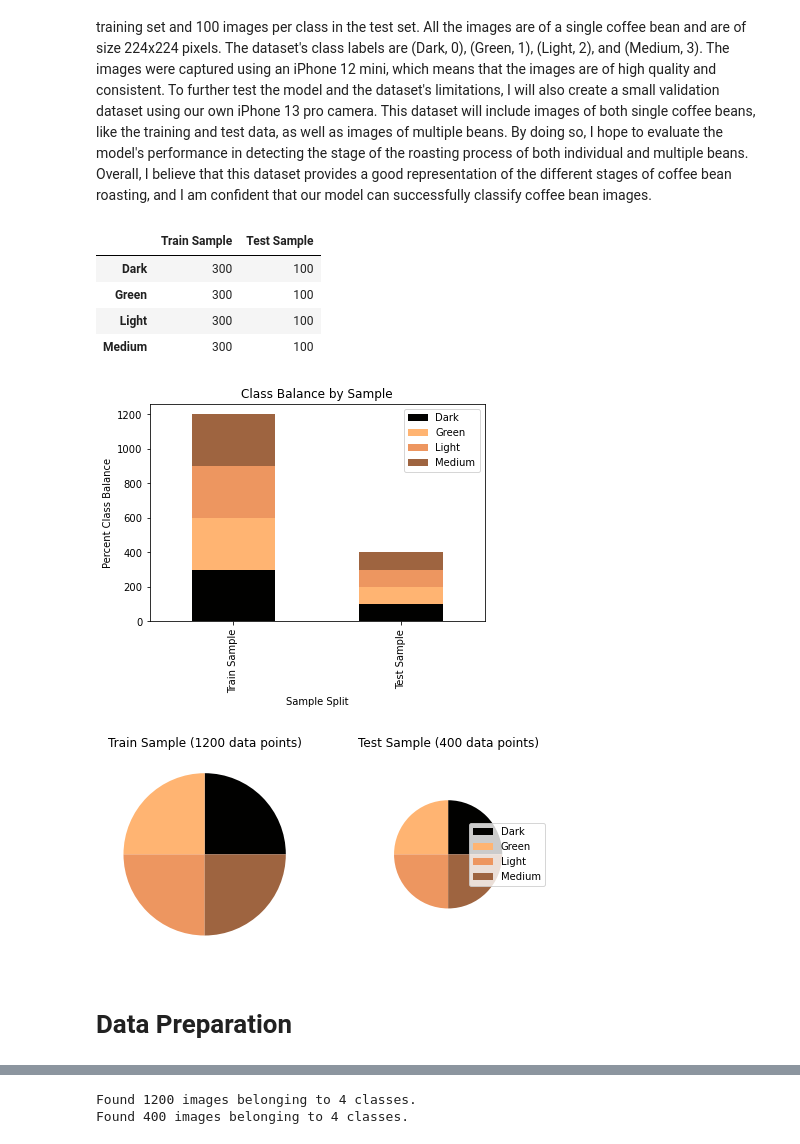
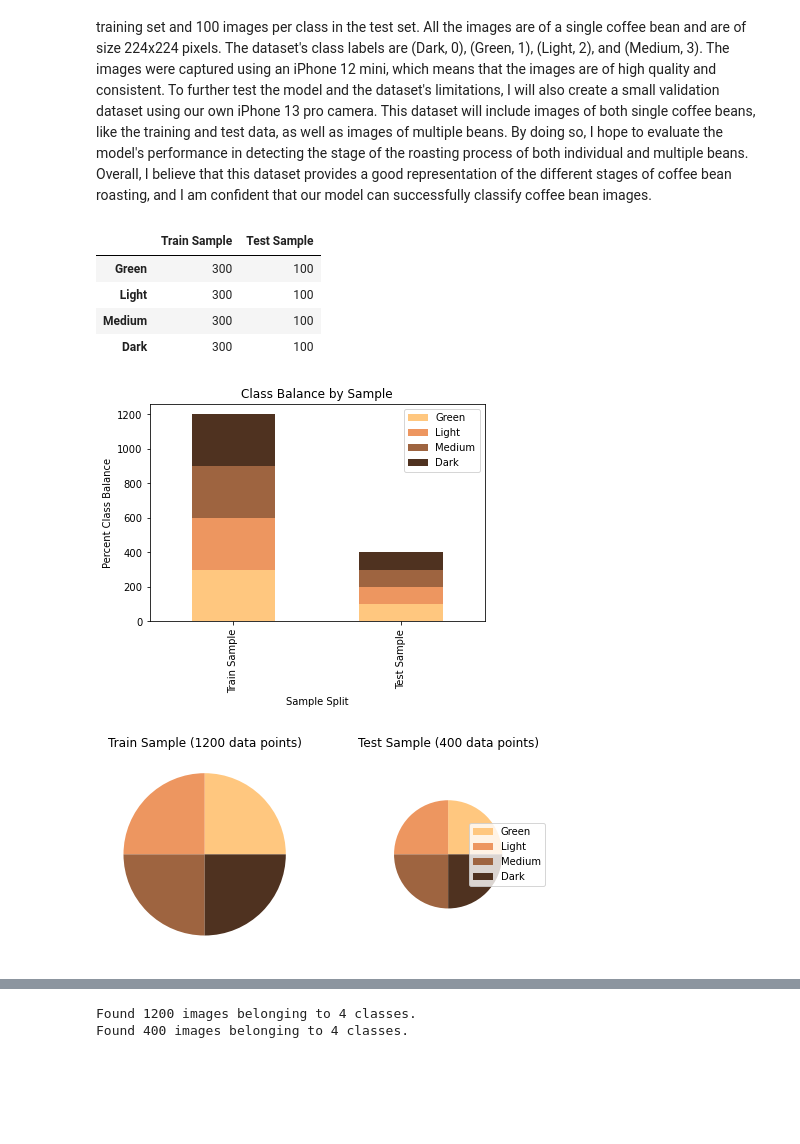
Before and after one commit to Zeth-Abney/Flatiron-school, a Jupyter notebook: phase-5/notebook.ipynb, the cells around one changed output, grey strips where cells are left out. Drawn from its saved outputs; the diff is of its cells as text; code cells hidden in the pictures; blank space fills up the shorter version.

```diff
--- a/phase-5/notebook.ipynb
+++ b/phase-5/notebook.ipynb
@@ -55,31 +60,32 @@ test_dir = "data/test/"
 # dictionary of volume of data per class per sample
 # len(os.listdir(train_dir+"Dark"))
 class_balance_dict = {
-    "Train Sample":[len(os.listdir(train_dir+"Dark")),
-                    len(os.listdir(train_dir+"Green")),
-                    len(os.listdir(train_dir+"Light")),
-                    len(os.listdir(train_dir+"Medium"))],
-    "Test Sample":[len(os.listdir(test_dir+"Dark")),
-                   len(os.listdir(test_dir+"Green")),
-                   len(os.listdir(test_dir+"Light")),
-                   len(os.listdir(test_dir+"Medium"))]
-}
+    "Train Sample":[len(os.listdir(train_dir+"A. Green")),
+                    len(os.listdir(train_dir+"B. Light")),
+                    len(os.listdir(train_dir+"C. Medium")),
+                    len(os.listdir(train_dir+"D. Dark"))],
+    "Test Sample":[len(os.listdir(test_dir+"A. Green")),
+                   len(os.listdir(test_dir+"B. Light")),
+                   len(os.listdir(test_dir+"C. Medium")),
+                   len(os.listdir(test_dir+"D. Dark"))]
+                    }
 
 # # class balance dictionary as a dataframe with row index representing class and column index representing sample
-class_balance_df = pd.DataFrame(class_balance_dict,index=['Dark','Green','Light','Medium'])
+class_balance_df = pd.DataFrame(class_balance_dict,index=['Green','Light','Medium','Dark'])
 class_balance_df
 # %% [output]
 |  | Train Sample | Test Sample |
-| Dark | 300 | 100 |
 | Green | 300 | 100 |
 | Light | 300 | 100 |
 | Medium | 300 | 100 |
+| Dark | 300 | 100 |
 # %%
 # Create colors
 cmap = plt.cm.copper
+color_indexes = [cmap(1.0), cmap(0.75), cmap(0.5), cmap(0.25)]
 
 # create stacked bar chart for students DataFrame
-class_balance_df.T.plot(kind='bar', stacked=True, color=[cmap(1), cmap(0.9), cmap(0.75), cmap(0.5)])
+class_balance_df.T.plot(kind='bar', stacked=True, color=color_indexes)
 
 # Add Title and Labels
 plt.title('Class Balance by Sample')
@@ -90,34 +96,32 @@ plt.legend(bbox_to_anchor=(1, 1))
 
 plt.show()
 # %% [output]
-[figure, old version]
+[figure, new version]
 # %%
 # Define the figure and subplot layout
 fig, (ax1, ax2) = plt.subplots(1, 2, figsize=(8, 4))
-pie_colors = [cmap(1), cmap(0.9), cmap(0.75), cmap(0.5)]
+pie_colors = [cmap(1.0), cmap(0.75), cmap(0.5), cmap(0.25)]
 
 # Set the radius of the first pie chart
 radius1 = 1
 
 # Create the first pie chart
 wedges1, texts1 = ax1.pie(class_balance_df['Train Sample'], radius=radius1,colors=pie_colors)
 
 # Set the radius of the second pie chart
 radius2 = radius1 * 2 / 3
 
 # Create the second pie chart
 wedges2, texts2 = ax2.pie(class_balance_df['Test Sample'], radius=radius2,colors=pie_colors)
 
 # Add a legend to the second pie chart
-ax2.legend(wedges2, ['Dark','Green','Light','Medium'], loc="right")
+ax2.legend(wedges2, ['Green','Light','Medium','Dark'], loc="right")
 
 # Set the title for each subplot
 ax1.set_title("Train Sample (1200 data points)")
 ax2.set_title("Test Sample (400 data points)")
 
 # Show the plot
 plt.show()
 # %% [output]
-[figure, old version]
+[figure, new version]
-# %% [markdown]
-# Data Preparation
```
Also changed, not shown: parts of 45 cells of this notebook.
